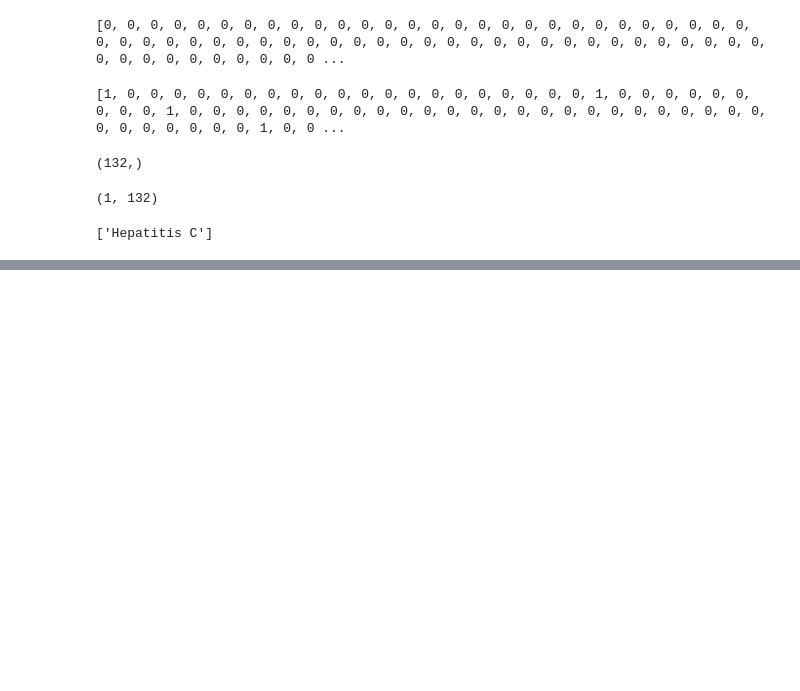
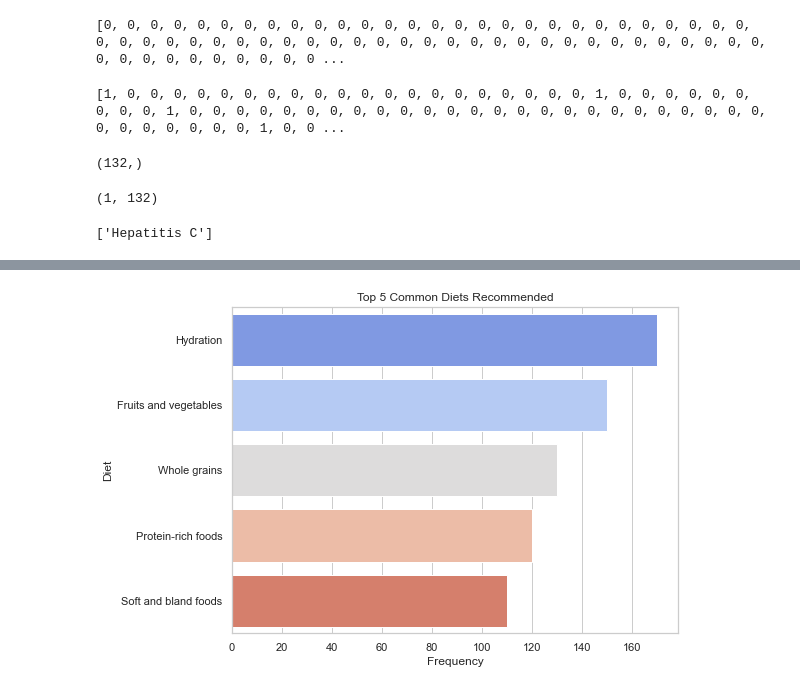
Before and after one commit to ApexPlayground/Final_Project, a Jupyter notebook: ApexPlayground_Disease_predictionV2.ipynb, the cells around one changed output, grey strips where cells are left out. Drawn from its saved outputs; the diff is of its cells as text; code cells hidden in the pictures; blank space fills up the shorter version.

```diff
--- a/ApexPlayground_Disease_predictionV2.ipynb
+++ b/ApexPlayground_Disease_predictionV2.ipynb
@@ -365,0 +561,14 @@ print(predicted_result)
+# %%
+# Visualization 2: Top 5 Common Diets
+diet_list = [item for sublist in data_cleaned['Diet'].tolist() for item in sublist]
+diet_series = pd.Series(diet_list)
+top_diets = diet_series.value_counts().head(5)
+
+plt.figure(figsize=(8, 6))
+sns.barplot(y=top_diets.index, x=top_diets.values, palette='coolwarm')
+plt.title('Top 5 Common Diets Recommended')
+plt.xlabel('Frequency')
+plt.ylabel('Diet')
+plt.show()
+# %% [output]
+[figure, added]
```
Also changed, not shown: parts of 17 cells of this notebook, 19 other files.
